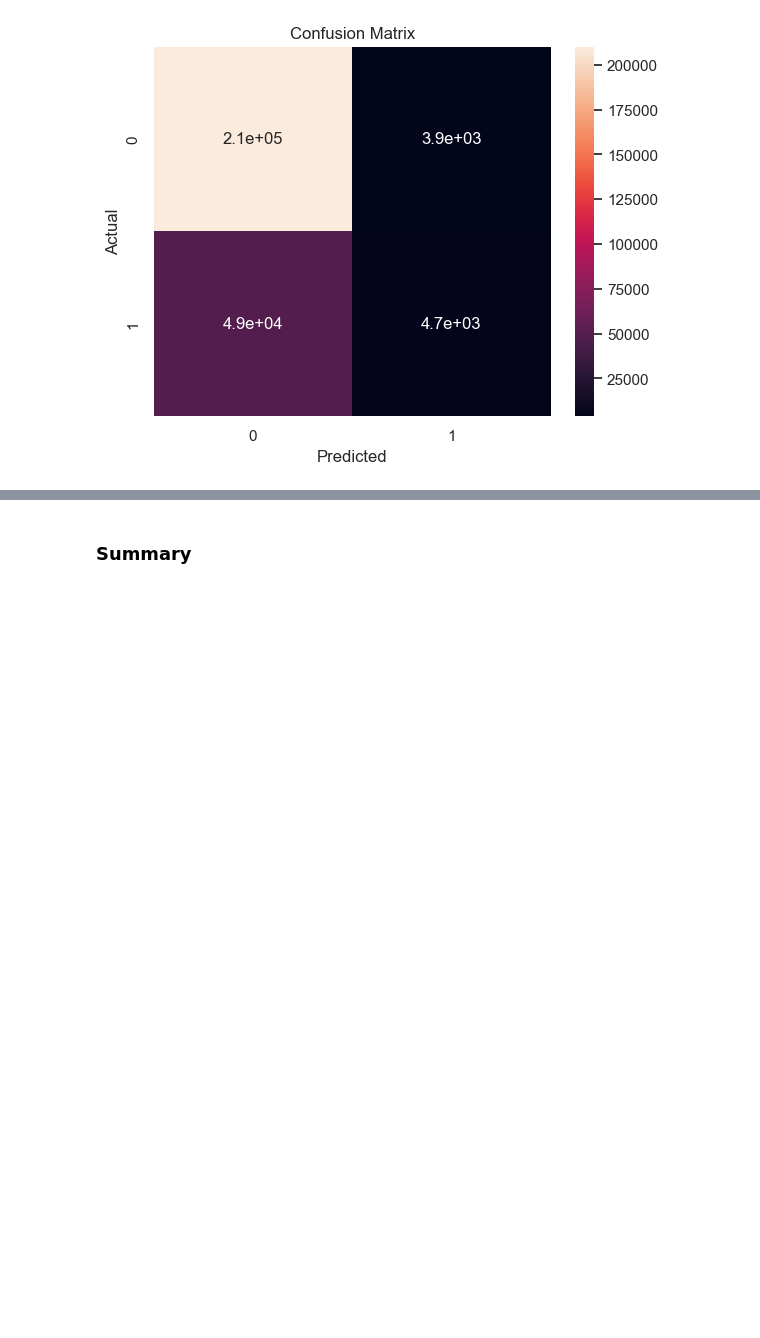
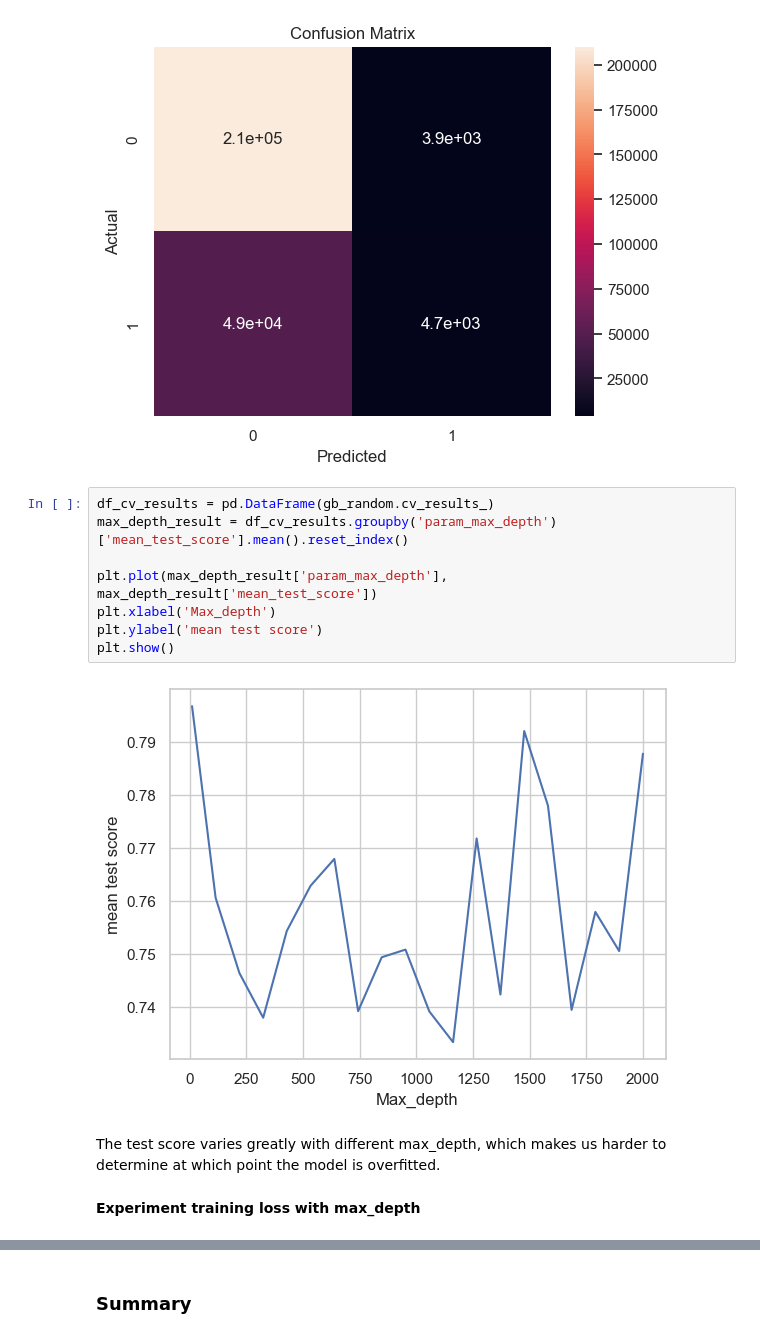
Before and after one commit to Siying6560/Lending-Club-Loan-Classification, a Jupyter notebook: Models.ipynb, the cells around one changed output, grey strips where cells are left out. Saved outputs shown, nothing was run; the diff lists cells and outputs as text; blank space fills up the shorter version.

```diff
--- a/Models.ipynb
+++ b/Models.ipynb
@@ -385,3 +387,17 @@ Classification Report
    macro avg       0.68      0.54      0.52    267509
 weighted avg       0.76      0.80      0.74    267509
 [figure]
+# %%
+df_cv_results = pd.DataFrame(gb_random.cv_results_)
+max_depth_result = df_cv_results.groupby('param_max_depth')['mean_test_score'].mean().reset_index()
+
+plt.plot(max_depth_result['param_max_depth'], max_depth_result['mean_test_score'])
+plt.xlabel('Max_depth')
+plt.ylabel('mean test score')
+plt.show()
+# %% [output]
+[figure, added]
+# %% [markdown]
+The test score varies greatly with different max_depth, which makes us harder to determine at which point the model is overfitted.
+# %% [markdown]
+**Experiment training loss with max_depth**
```
Also changed, not shown: parts of 14 cells of this notebook.
